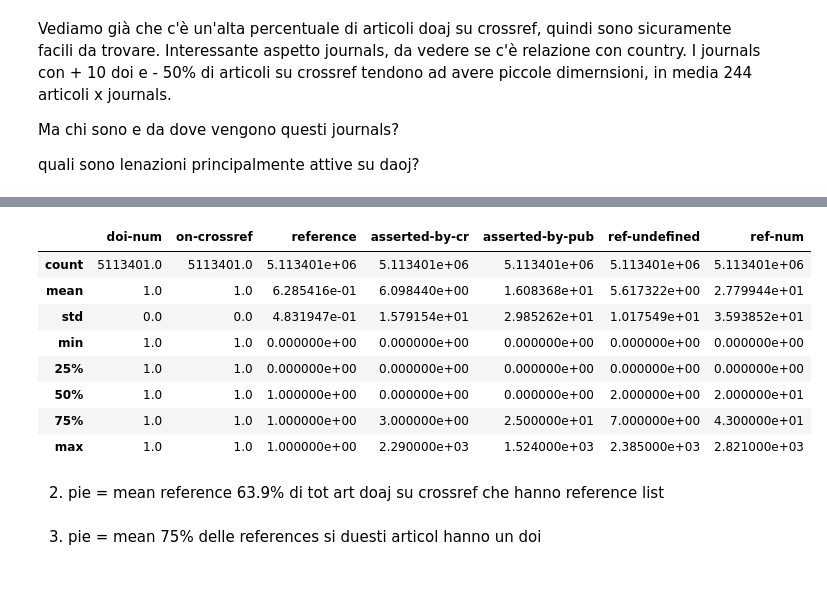
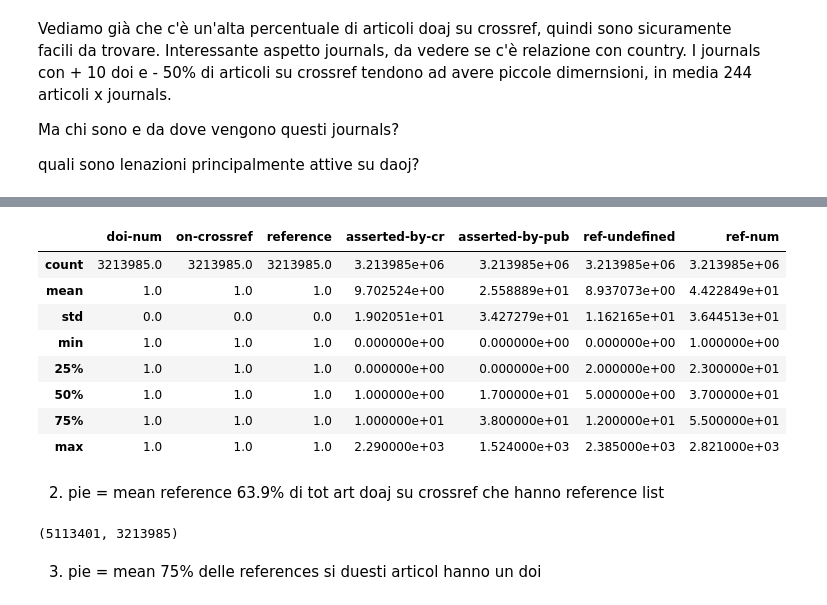
Before and after one commit to open-sci/2021-2022-la-chouffe-code, a Jupyter notebook: plot_exports/data_vizChiara.ipynb, the cells around one changed output, grey strips where cells are left out. Cells and saved outputs as stored; diff of their text form; code cells hidden in the pictures.

```diff
--- a/plot_exports/data_vizChiara.ipynb
+++ b/plot_exports/data_vizChiara.ipynb
@@ -190,16 +190,20 @@ working.describe()
 | max | 1.0 | 1.000000e+00 | 1.000000e+00 | 2.290000e+03 | 1.524000e+03 | 2.385000e+03 | 2.821000e+03 |
 # %%
 #method used to have a overview on each variable and their values in order to gather data for visualization
-working[working['on-crossref']==1].describe()
+working[working['reference']==1].describe()
 # %% [output]
 |  | doi-num | on-crossref | reference | asserted-by-cr | asserted-by-pub | ref-undefined | ref-num |
-| count | 5113401.0 | 5113401.0 | 5.113401e+06 | 5.113401e+06 | 5.113401e+06 | 5.113401e+06 | 5.113401e+06 |
-| mean | 1.0 | 1.0 | 6.285416e-01 | 6.098440e+00 | 1.608368e+01 | 5.617322e+00 | 2.779944e+01 |
-| std | 0.0 | 0.0 | 4.831947e-01 | 1.579154e+01 | 2.985262e+01 | 1.017549e+01 | 3.593852e+01 |
-| min | 1.0 | 1.0 | 0.000000e+00 | 0.000000e+00 | 0.000000e+00 | 0.000000e+00 | 0.000000e+00 |
-| 25% | 1.0 | 1.0 | 0.000000e+00 | 0.000000e+00 | 0.000000e+00 | 0.000000e+00 | 0.000000e+00 |
-| 50% | 1.0 | 1.0 | 1.000000e+00 | 0.000000e+00 | 0.000000e+00 | 2.000000e+00 | 2.000000e+01 |
-| 75% | 1.0 | 1.0 | 1.000000e+00 | 3.000000e+00 | 2.500000e+01 | 7.000000e+00 | 4.300000e+01 |
-| max | 1.0 | 1.0 | 1.000000e+00 | 2.290000e+03 | 1.524000e+03 | 2.385000e+03 | 2.821000e+03 |
+| count | 3213985.0 | 3213985.0 | 3213985.0 | 3.213985e+06 | 3.213985e+06 | 3.213985e+06 | 3.213985e+06 |
+| mean | 1.0 | 1.0 | 1.0 | 9.702524e+00 | 2.558889e+01 | 8.937073e+00 | 4.422849e+01 |
+| std | 0.0 | 0.0 | 0.0 | 1.902051e+01 | 3.427279e+01 | 1.162165e+01 | 3.644513e+01 |
+| min | 1.0 | 1.0 | 1.0 | 0.000000e+00 | 0.000000e+00 | 0.000000e+00 | 1.000000e+00 |
+| 25% | 1.0 | 1.0 | 1.0 | 0.000000e+00 | 0.000000e+00 | 2.000000e+00 | 2.300000e+01 |
+| 50% | 1.0 | 1.0 | 1.0 | 1.000000e+00 | 1.700000e+01 | 5.000000e+00 | 3.700000e+01 |
+| 75% | 1.0 | 1.0 | 1.0 | 1.000000e+01 | 3.800000e+01 | 1.200000e+01 | 5.500000e+01 |
+| max | 1.0 | 1.0 | 1.0 | 2.290000e+03 | 1.524000e+03 | 2.385000e+03 | 2.821000e+03 |
 # %% [markdown]
 2. pie = mean reference 63.9% di tot art doaj su crossref che hanno reference list
+# %%
+working['on-crossref'].sum(), working['reference'].sum()
+# %% [output]
+(5113401, 3213985)
```
Also changed, not shown: parts of 4 cells of this notebook, 2 other files.
